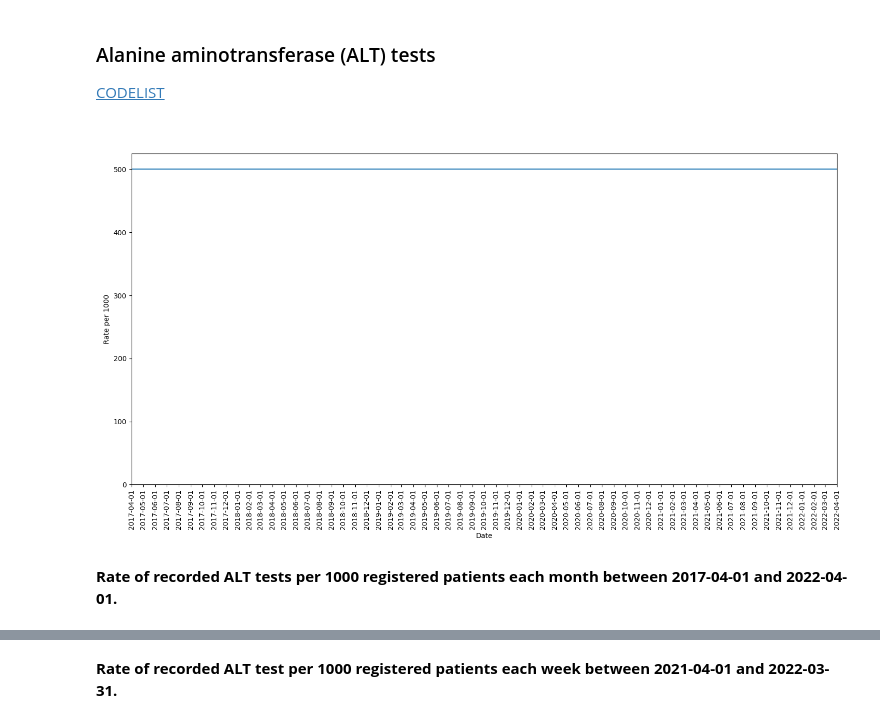
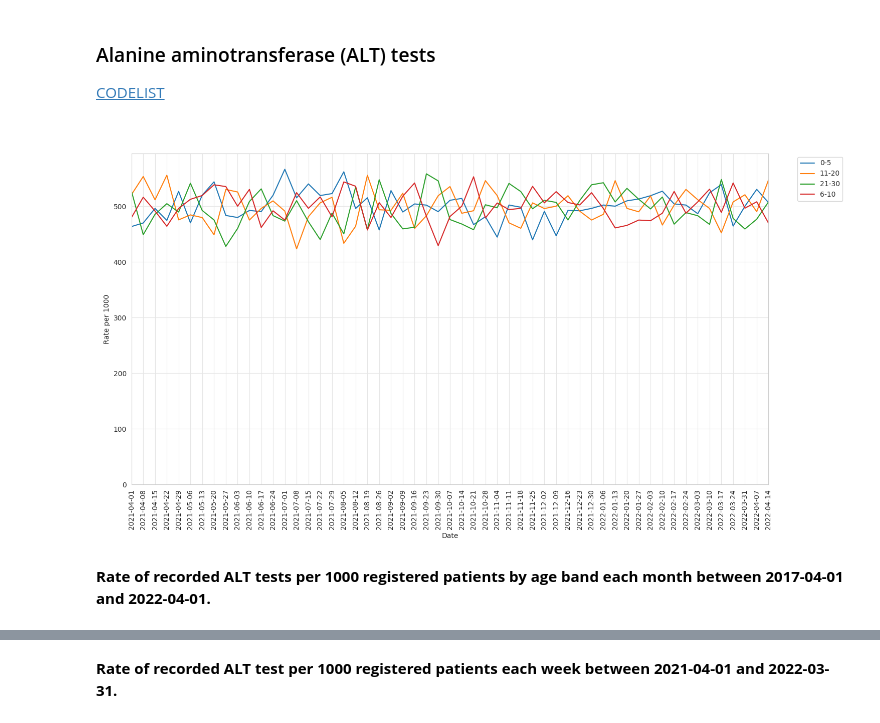
Before and after one commit to opensafely/hepatitis_in_children, a Jupyter notebook: analysis/report.ipynb, the cells around one changed output, grey strips where cells are left out. Saved outputs shown, nothing was run; the diff lists cells and outputs as text; code cells hidden in the pictures.

Commit message:
add age band plots to report

```diff
--- a/analysis/report.ipynb
+++ b/analysis/report.ipynb
@@ -76,13 +73,13 @@ Image(filename="../output/monthly/deciles_chart_gi_illness.png")
 
 [CODELIST](https://www.opencodelists.org/codelist/opensafely/alanine-aminotransferase-alt-tests/2298df3e/#full-list)
 # %% [markdown]
-<a id="alt_rate"></a>
+<a id="alt_rate_age"></a>
 # %%
-Image(filename="../output/monthly/plot_alt.png")
+Image(filename="../output/weekly/plot_alt_age_band.png")
 # %% [output]
-[figure, old version]
+[figure, new version]
 # %% [markdown]
-**Rate of recorded ALT tests per 1000 registered patients each month between 2017-04-01 and 2022-04-01.**
+**Rate of recorded ALT tests per 1000 registered patients by age band each month between 2017-04-01 and 2022-04-01.**
 # %% [markdown]
 <a id="alt_rate_week"></a>
 # %%
```
Also changed, not shown: parts of 33 cells of this notebook.
